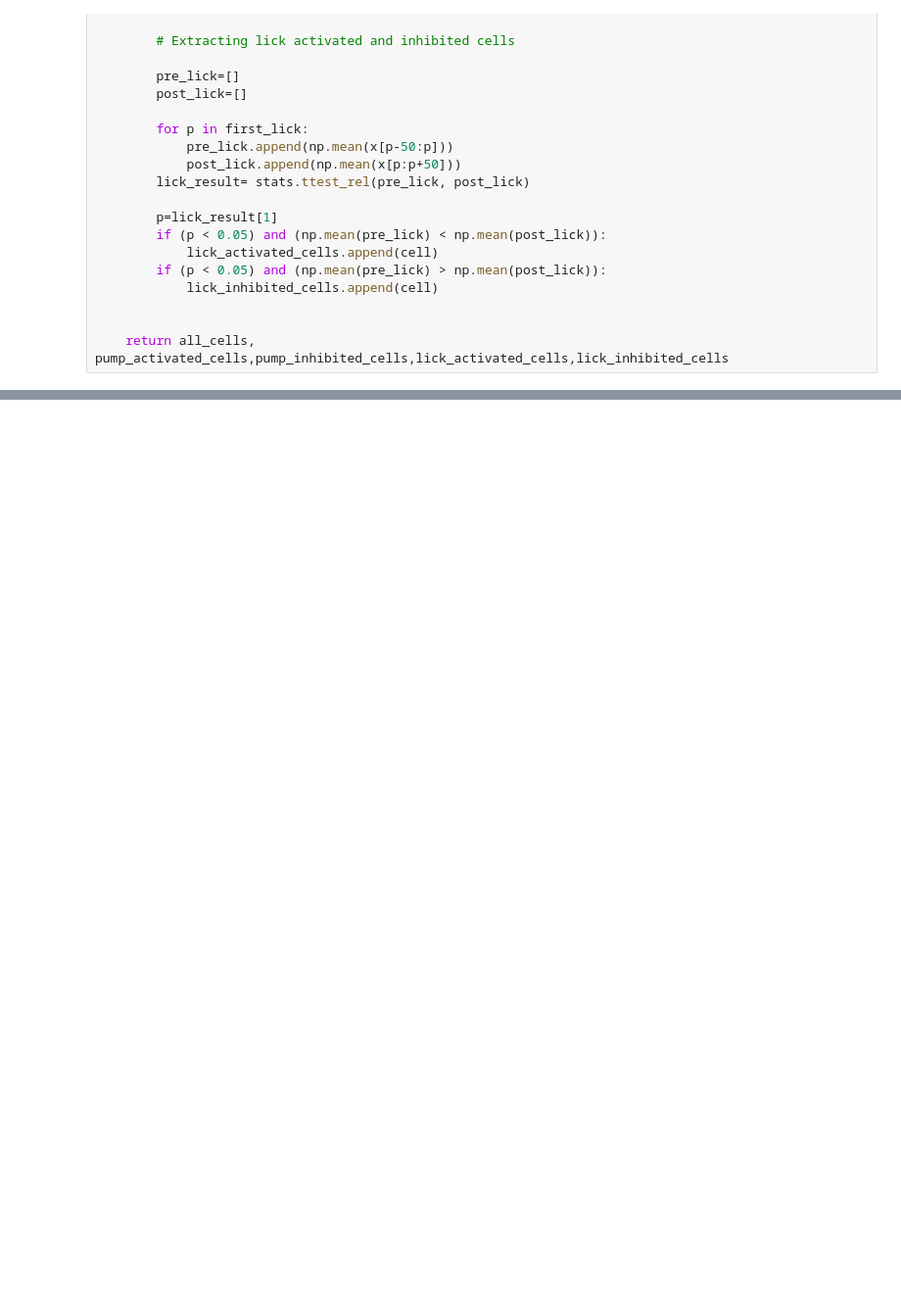
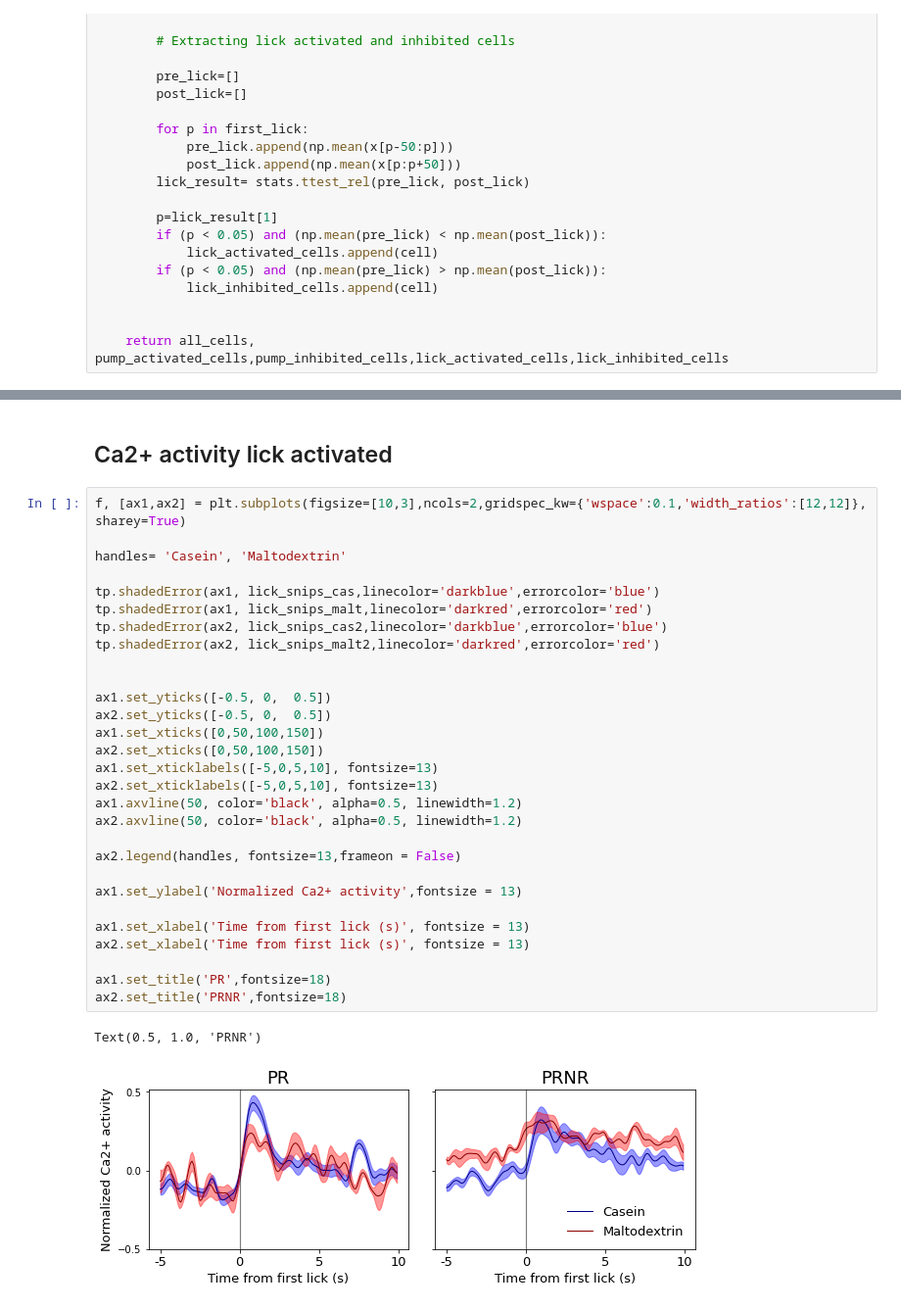
Before and after one commit to jetsetmette/VGP, a Jupyter notebook: notebooks/extract 2p data-Copy1.ipynb, the cells around one changed output, grey strips where cells are left out. Shown at 98% size. Cells and saved outputs as stored; diff of their text form; blank space fills up the shorter version.

```diff
--- a/notebooks/extract 2p data-Copy1.ipynb
+++ b/notebooks/extract 2p data-Copy1.ipynb
@@ -735,0 +374,34 @@ fig3.savefig('C:\\Users\\mko102\\GitHub\\VGP\\output\\koolaid-pump.png')
+# %% [markdown]
+## Ca2+ activity lick activated
+# %%
+f, [ax1,ax2] = plt.subplots(figsize=[10,3],ncols=2,gridspec_kw={'wspace':0.1,'width_ratios':[12,12]}, sharey=True)
+
+handles= 'Casein', 'Maltodextrin'
+
+tp.shadedError(ax1, lick_snips_cas,linecolor='darkblue',errorcolor='blue')
+tp.shadedError(ax1, lick_snips_malt,linecolor='darkred',errorcolor='red')
+tp.shadedError(ax2, lick_snips_cas2,linecolor='darkblue',errorcolor='blue')
+tp.shadedError(ax2, lick_snips_malt2,linecolor='darkred',errorcolor='red')
+
+
+ax1.set_yticks([-0.5, 0,  0.5])
+ax2.set_yticks([-0.5, 0,  0.5])
+ax1.set_xticks([0,50,100,150])
+ax2.set_xticks([0,50,100,150])
+ax1.set_xticklabels([-5,0,5,10], fontsize=13)
+ax2.set_xticklabels([-5,0,5,10], fontsize=13)
+ax1.axvline(50, color='black', alpha=0.5, linewidth=1.2)
+ax2.axvline(50, color='black', alpha=0.5, linewidth=1.2)
+
+ax2.legend(handles, fontsize=13,frameon = False)
+
+ax1.set_ylabel('Normalized Ca2+ activity',fontsize = 13)
+
+ax1.set_xlabel('Time from first lick (s)', fontsize = 13)
+ax2.set_xlabel('Time from first lick (s)', fontsize = 13)
+
+ax1.set_title('PR',fontsize=18)
+ax2.set_title('PRNR',fontsize=18)
+# %% [output]
+Text(0.5, 1.0, 'PRNR')
+[figure, added]
```
Also changed, not shown: parts of 45 cells of this notebook.
